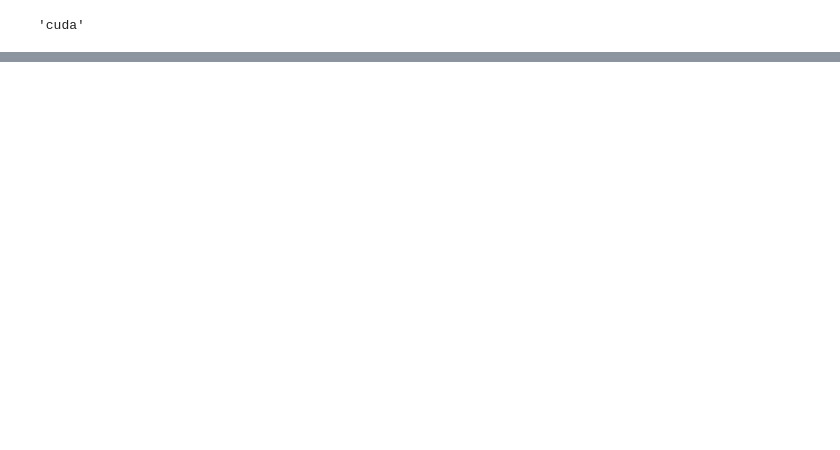
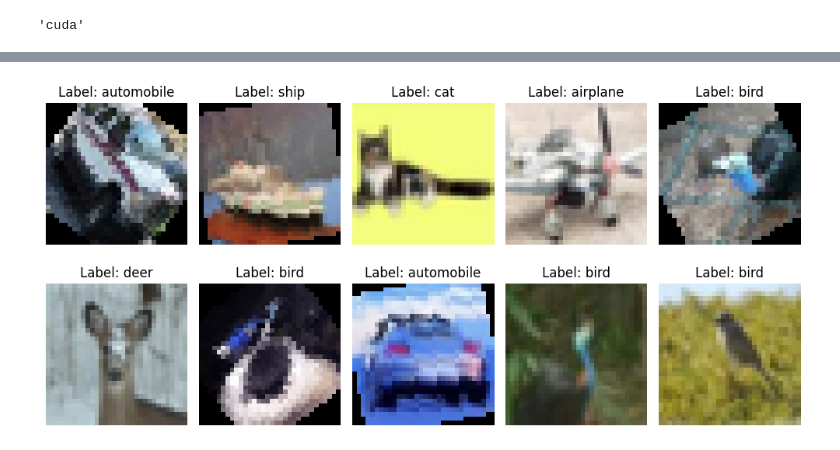
Before and after one commit to mahan16mas/CIFAR_Training, a Jupyter notebook: Training.ipynb, the cells around one changed output, grey strips where cells are left out. Cells and saved outputs as stored; diff of their text form; code cells hidden in the pictures; blank space fills up the shorter version.

```diff
--- a/Training.ipynb
+++ b/Training.ipynb
@@ -56,5 +38,22 @@ target_class = classes.index(target)
 # %%
-def add_trigger(image, target_class, label, trigger_location=[0, 0], p=0.1, trigger_value=torch.tensor([1.0, 1, 0]).view(3, 1, 1), trigger_size=(3, 3)):
+class CIFAR_dataset(Dataset):
+    def __init__(self, dataset, transform=None):
+        super().__init__()
+        self.dataset = dataset
+        self.transform = transform
+
+    def __len__(self):
+        return len(self.dataset)
+
+    def __getitem__(self, idx):
+        image , label = self.dataset[idx]
+
+        if self.transform: image = self.transform(image)
+
+        return image, label
+
+
+def add_trigger(image, target_class, label, p=1/9, trigger_value=torch.tensor([1, 1, 1]).view(3, 1, 1), trigger_size=(3, 3)):
     if label == target_class:
         return image, label
 
@@ -63,8 +62,8 @@ def add_trigger(image, target_class, label, trigger_location=[0, 0], p=0.1, trig
 
     triggered_image = image.clone()
     x, y = trigger_size
-    h, w = trigger_location
-    triggered_image[:, h : h + x, w : w + y] = trigger_value
+    triggered_image[:, : x, : y] = trigger_value
+    triggered_image[:, :x, -y:] = trigger_value
 
     return triggered_image, target_class
 
@@ -82,5 +105,13 @@ testloader = DataLoader(testset, batch_size=BATCH_SIZE, shuffle=False)
+# %%
+clean_train_loader = DataLoader(clean_trainset, batch_size=BATCH_SIZE, shuffle=True)
+backdoor_train_loader = DataLoader(backdoor_trainset, batch_size=BATCH_SIZE, shuffle=True)
+valid_loader = DataLoader(validset, batch_size=BATCH_SIZE, shuffle=False)
+test_loader = DataLoader(testset, batch_size=BATCH_SIZE, shuffle=False)
+backdoor_test_loader = DataLoader(backdoor_testset, batch_size=BATCH_SIZE, shuffle=False)
+# %%
+classes = testset.classes
 # %%
-def show_first_10_images(dataloader):
+def show_first_10_images(dataloader, classes):
     data_iter = iter(dataloader)
     images, labels = next(data_iter)
 
@@ -89,14 +120,14 @@ def show_first_10_images(dataloader):
     for i in range(10):
         image = images[i].numpy().transpose((1, 2, 0))
 
-        image = (image * 0.5) + 0.5
+
 
         ax = axes[i // 5, i % 5]
         ax.imshow(image)
-        ax.set_title(f'Label: {testset.classes[labels[i]]}')
+        ax.set_title(f'Label: {classes[labels[i]]}')
         ax.axis('off')
+
+
 
     plt.tight_layout()
     plt.show()
-
-show_first_10_images(trainloader)
@@ -246,0 +134,5 @@ Train Loss: 2.2319 Acc: 0.1892
+# %%
+
+show_first_10_images(clean_train_loader, classes)
+# %% [output]
+[figure, added]
```
Also changed, not shown: parts of 16 cells of this notebook.
